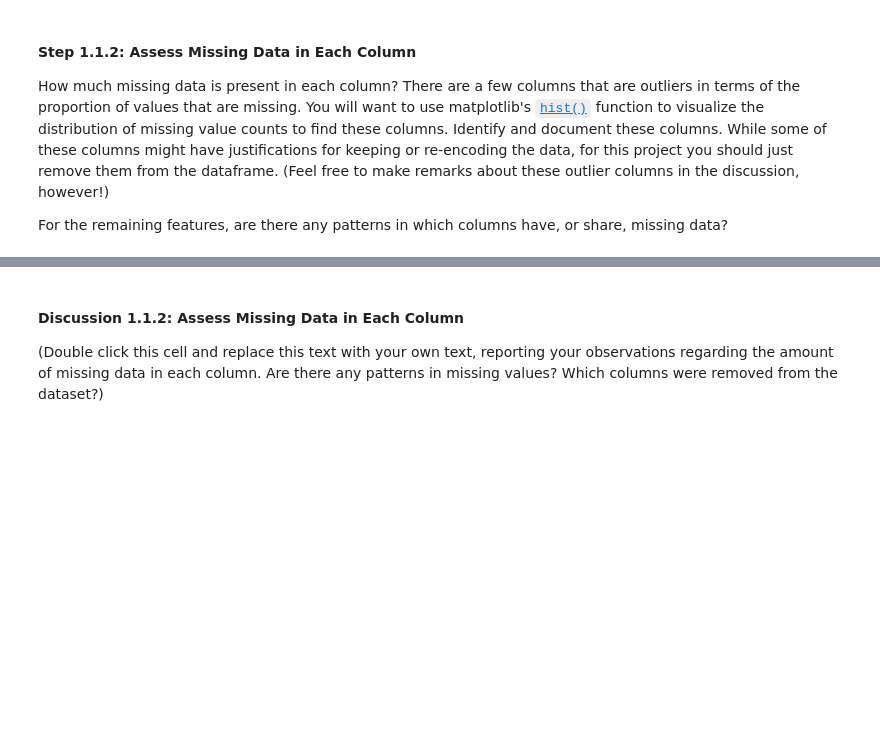
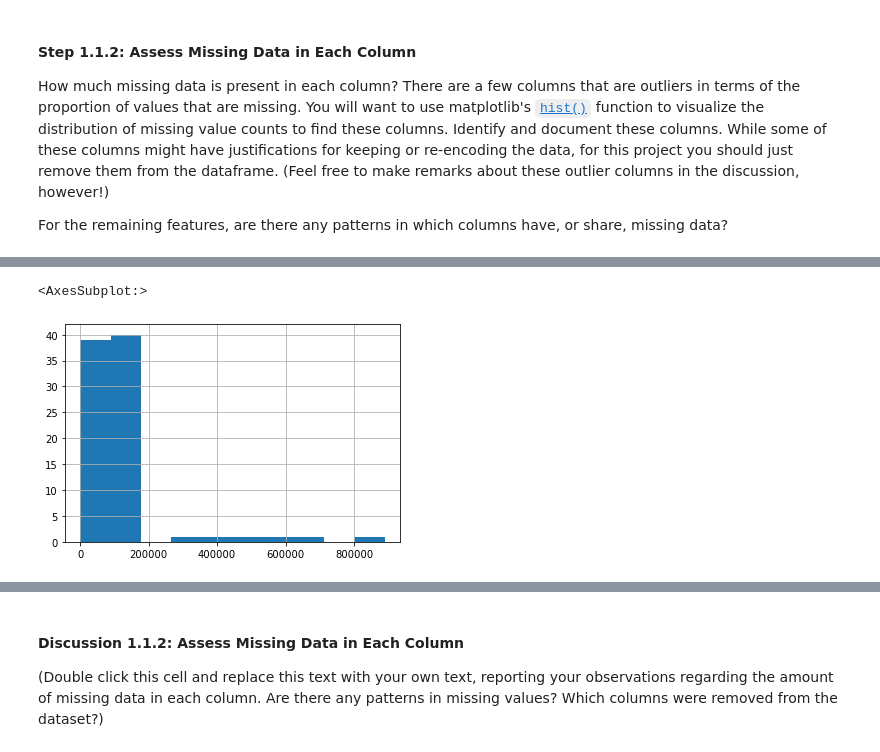
Before and after one commit to maleksaati/Identify_Customer_Segments, a Jupyter notebook: Identify_Customer_Segments.ipynb, the cells around one changed output, grey strips where cells are left out. Saved outputs shown, nothing was run; the diff lists cells and outputs as text; code cells hidden in the pictures; blank space fills up the shorter version.

```diff
--- a/Identify_Customer_Segments.ipynb
+++ b/Identify_Customer_Segments.ipynb
@@ -134,3 +136,14 @@ Length: 85, dtype: int64
+# %%
+# Identify missing or unknown data values and convert them to NaNs.
+
+for index, feat_info_row in feat_info.iterrows():
+
+    attribute = feat_info_row.attribute
+    tmp_list = feat_info_row.missing_or_unknown.replace('[','').replace(']','').split(',')
+
+    missing_or_unknown_list = [float(x) if x.lstrip('-').isnumeric() else x for x in tmp_list]
+
+    azdias[attribute] = azdias[attribute].apply(lambda x: np.nan if x in missing_or_unknown_list else x)
 # %% [markdown]
 #### Step 1.1.2: Assess Missing Data in Each Column
 
@@ -160,3 +195,8 @@ Name: missing_or_unknown, Length: 85, dtype: object
+# %%
+azdias.isnull().sum().hist()
+# %% [output]
+<AxesSubplot:>
+[figure, added]
 # %%
 # Remove the outlier columns from the dataset. (You'll perform other data
 # engineering tasks such as re-encoding and imputation later.)
```
Also changed, not shown: parts of 7 cells of this notebook.
